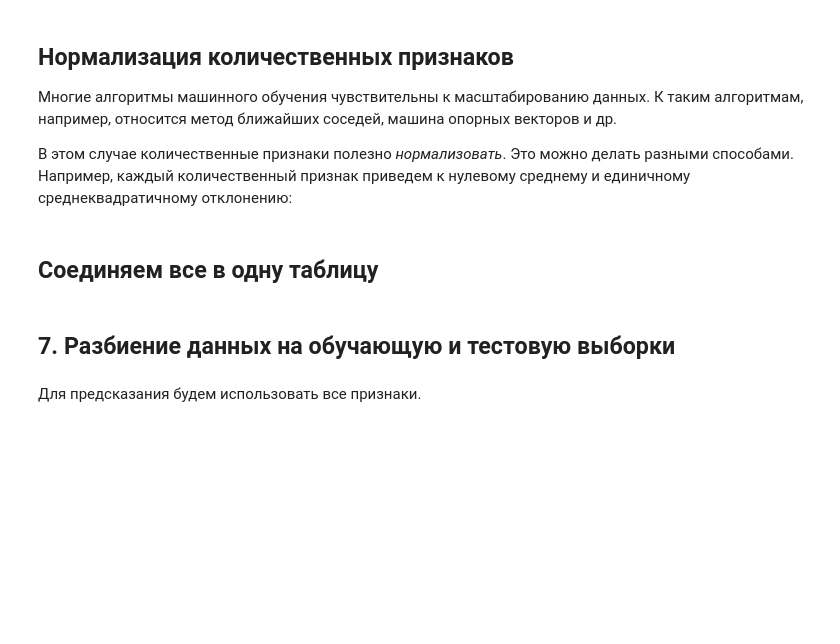
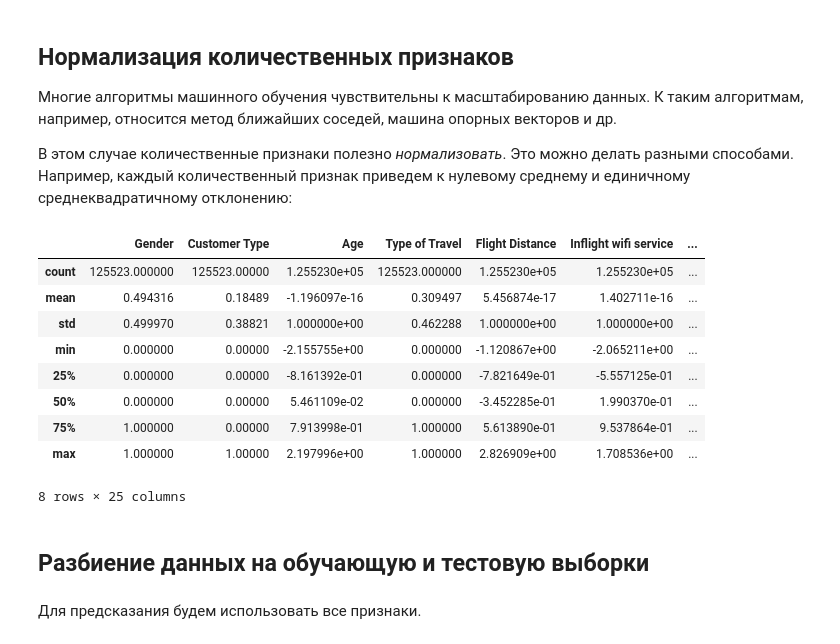
Before and after one commit to stasyurin/machine_learning_2022, a Jupyter notebook: Classification-task/notebook.ipynb, the cells around one changed output. Cells and saved outputs as stored; diff of their text form; code cells hidden in the pictures; blank space fills up the shorter version.

```diff
--- a/Classification-task/notebook.ipynb
+++ b/Classification-task/notebook.ipynb
@@ -15,8 +15,12 @@ import sklearn                  # Алгоритмы машинного обуч
 # %% [markdown]
 Датасет изначально был разделен на тестовую и обучающую выборку. Для чистоты эксперимента не будем пользоваться этим разделением. Объединим обе таблицы и случайным образом перемешаем строки.
 # %%
-data_test = pd.read_csv("./datasets/test.csv")
-data_train = pd.read_csv("./datasets/train.csv")
+url_test = "https://raw.githubusercontent.com/stasyurin/machine_learning_2021/master/Classification_task/data/test.csv"
+data_test = pd.read_csv(url_test)
+
+url_train = "https://raw.githubusercontent.com/stasyurin/machine_learning_2021/master/Classification_task/data/train.csv"
+data_train = pd.read_csv(url_train)
+
 data = pd.concat([data_test, data_train])
 # %%
 data.columns
@@ -201,5 +205,4 @@ data['RainToday'].unique()
-# %%
-data.at[data['RainToday'] == 'No', 'RainToday'] = 0
-data.at[data['RainToday'] == 'Yes', 'RainToday'] = 1
-data['RainToday'].describe()
+# %%
+for binary_column in binary_columns:
+    data[binary_column] = pd.factorize(data[binary_column])[0]
 # %% [markdown]
@@ -211,6 +210,7 @@ data['RainToday'].describe()
 # %%
-data_nonbinary = pd.get_dummies(data[nonbinary_columns])
-print(data_nonbinary.columns)
+dummies = pd.get_dummies(data[nonbinary_columns])
+data = pd.concat((data, dummies), axis=1)
+data = data.drop(['Class'], axis=1)
 # %% [markdown]
 ## Нормализация количественных признаков
 
@@ -226,5 +223,14 @@ data_numerical.describe()
 # %%
-data_numerical = (data_numerical - data_numerical.mean(axis = 0))/data_numerical.std(axis = 0)
-data_numerical.describe()
+data[numerical_columns] = (data[numerical_columns] - data[numerical_columns].mean(axis = 0))/data[numerical_columns].std(axis = 0)
+data.describe()
+# %% [output]
+|  | Gender | Customer Type | Age | Type of Travel | Flight Distance | Inflight wifi service | ... |
+| count | 125523.000000 | 125523.00000 | 1.255230e+05 | 125523.000000 | 1.255230e+05 | 1.255230e+05 | ... |
+| mean | 0.494316 | 0.18489 | -1.196097e-16 | 0.309497 | 5.456874e-17 | 1.402711e-16 | ... |
+| std | 0.499970 | 0.38821 | 1.000000e+00 | 0.462288 | 1.000000e+00 | 1.000000e+00 | ... |
+| min | 0.000000 | 0.00000 | -2.155755e+00 | 0.000000 | -1.120867e+00 | -2.065211e+00 | ... |
+| 25% | 0.000000 | 0.00000 | -8.161392e-01 | 0.000000 | -7.821649e-01 | -5.557125e-01 | ... |
+| 50% | 0.000000 | 0.00000 | 5.461109e-02 | 0.000000 | -3.452285e-01 | 1.990370e-01 | ... |
+| 75% | 1.000000 | 0.00000 | 7.913998e-01 | 1.000000 | 5.613890e-01 | 9.537864e-01 | ... |
+| max | 1.000000 | 1.00000 | 2.197996e+00 | 1.000000 | 2.826909e+00 | 1.708536e+00 | ... |
+8 rows × 25 columns
-# %% [markdown]
-## Соединяем все в одну таблицу
@@ -234,5 +237,5 @@ print(data.shape)
 # %% [markdown]
-## 7. Разбиение данных на обучающую и тестовую выборки
+## Разбиение данных на обучающую и тестовую выборки
 # %% [markdown]
 Для предсказания будем использовать все признаки.
 # %%
```
Also changed, not shown: parts of 37 cells of this notebook.
